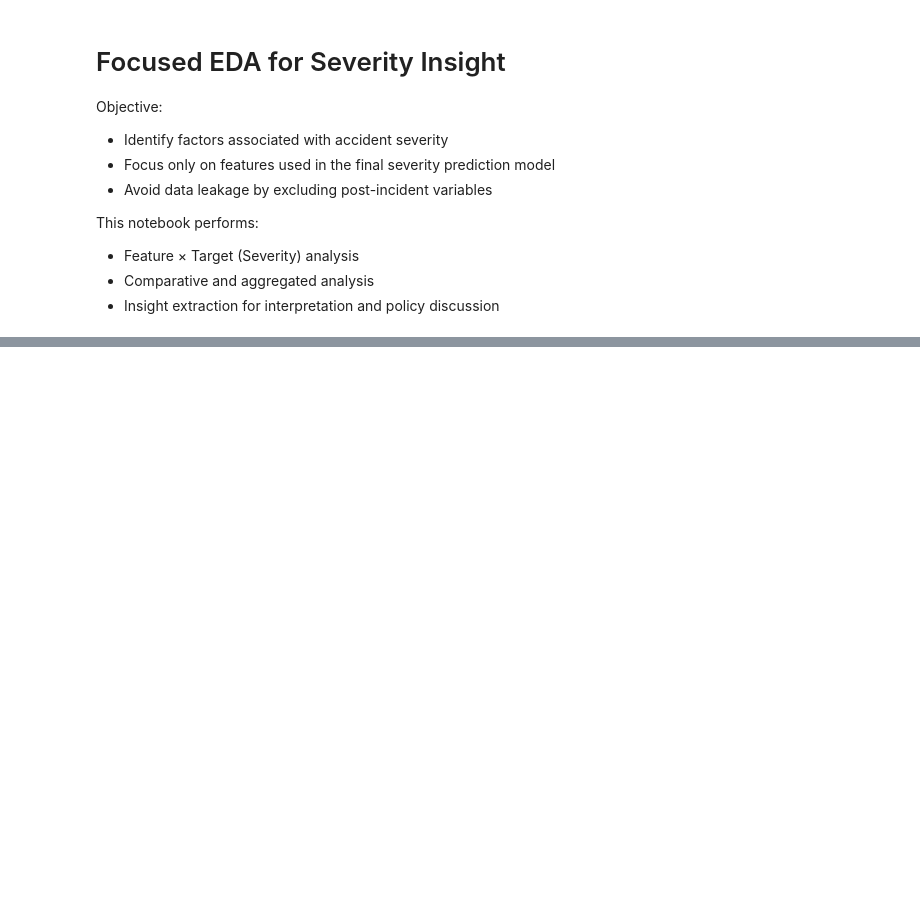
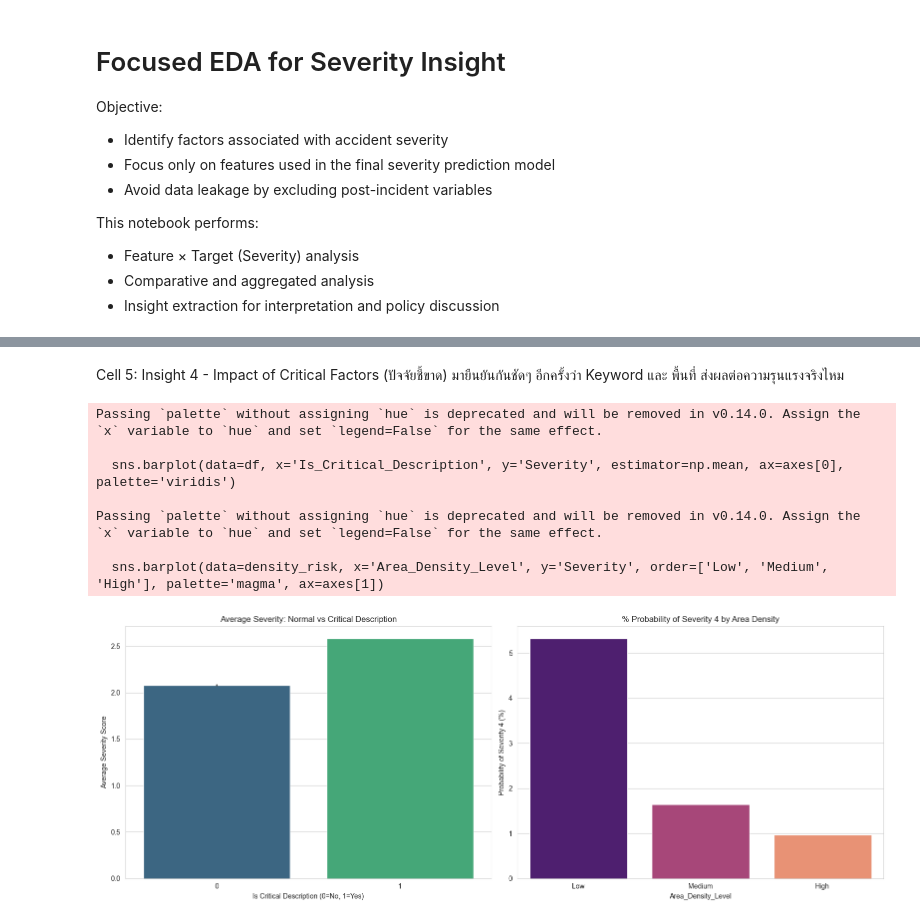
Before and after one commit to wittgenstein-byte/US-Traffic-Accident-BigData-Analysis, a Jupyter notebook: notebooks/04_focused_eda_for_insight.ipynb, the cells around one changed output, grey strips where cells are left out. Cells and saved outputs as stored; diff of their text form; code cells hidden in the pictures; blank space fills up the shorter version.

```diff
--- a/notebooks/04_focused_eda_for_insight.ipynb
+++ b/notebooks/04_focused_eda_for_insight.ipynb
@@ -184,0 +161,30 @@ Next step:
+# %% [markdown]
+Cell 5: Insight 4 - Impact of Critical Factors (ปัจจัยชี้ขาด)
+มายืนยันกันชัดๆ อีกครั้งว่า Keyword และ พื้นที่ ส่งผลต่อความรุนแรงจริงไหม
+# %%
+fig, axes = plt.subplots(1, 2, figsize=(16, 6))
+
+# 1. ผลกระทบของคำสำคัญ (Critical Description)
+sns.barplot(data=df, x='Is_Critical_Description', y='Severity', estimator=np.mean, ax=axes[0], palette='viridis')
+axes[0].set_title('Average Severity: Normal vs Critical Description')
+axes[0].set_xlabel('Is Critical Description (0=No, 1=Yes)')
+axes[0].set_ylabel('Average Severity Score')
+
+# 2. ผลกระทบของความหนาแน่น (Area Density)
+# พล็อตสัดส่วน Severity 4 ในแต่ละพื้นที่
+density_risk = df.groupby('Area_Density_Level')['Severity'].apply(lambda x: (x==4).mean() * 100).reset_index()
+sns.barplot(data=density_risk, x='Area_Density_Level', y='Severity', order=['Low', 'Medium', 'High'], palette='magma', ax=axes[1])
+axes[1].set_title('% Probability of Severity 4 by Area Density')
+axes[1].set_ylabel('Probability of Severity 4 (%)')
+
+plt.tight_layout()
+plt.show()
+# %% [output]
+Passing `palette` without assigning `hue` is deprecated and will be removed in v0.14.0. Assign the `x` variable to `hue` and set `legend=False` for the same effect.
+
+  sns.barplot(data=df, x='Is_Critical_Description', y='Severity', estimator=np.mean, ax=axes[0], palette='viridis')
+
+Passing `palette` without assigning `hue` is deprecated and will be removed in v0.14.0. Assign the `x` variable to `hue` and set `legend=False` for the same effect.
+
+  sns.barplot(data=density_risk, x='Area_Density_Level', y='Severity', order=['Low', 'Medium', 'High'], palette='magma', ax=axes[1])
+[figure, added]
```
Also changed, not shown: parts of 38 cells of this notebook, 4 other files.
